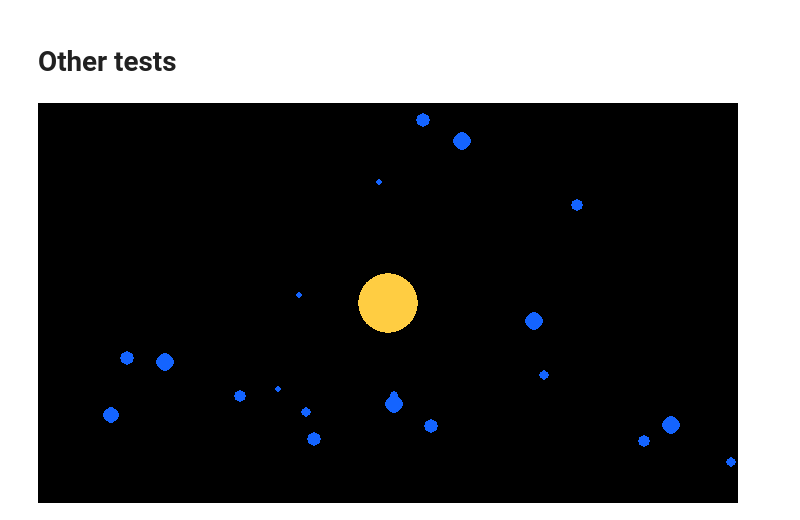
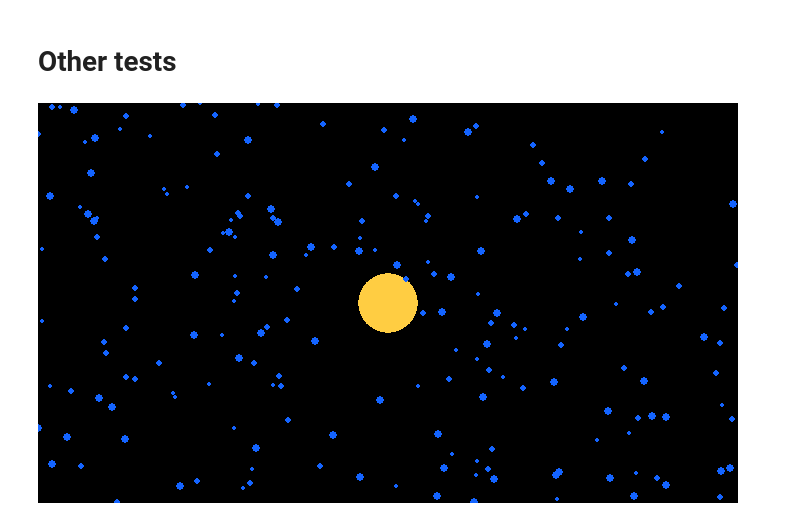
Before and after one commit to TheoLvs/westworld, a Jupyter notebook: dev/20200717 - Solar System modeling.ipynb, the cells around one changed output. Cells and saved outputs as stored; diff of their text form; code cells hidden in the pictures.

```diff
--- a/dev/20200717 - Solar System modeling.ipynb
+++ b/dev/20200717 - Solar System modeling.ipynb
@@ -271,36 +274,36 @@ class Planet(BaseAgent):
             self.kill()
             self.env.finish_episode()
 
 
 sun = Planet(350,200,mass = 100,radius = 30,color = (255,205,66),mobile = False)
-spawner = lambda x,y: Planet(x,y,mass = np.random.randint(10,30),radius = np.random.randint(2,10),color = (20,100,255))
+spawner = lambda x,y: Planet(x,y,mass = np.random.randint(10,30),radius = np.random.randint(2,5),color = (20,100,255))
 
 class Space(SpatialEnvironment):
 
     def compute_reward(self):
         return 1
 
 
     def post_step(self):
         pass
 
     def is_out(self):
         for obj in self.objects:
             x,y = obj.x,obj.y
             if x < 0 or y < 0 or x > self.width or y > self.height:
                 self.finish_episode()
 
 
 env = Space(width = 700,height = 400,objects = [sun],toroidal = False)
-env.spawn(spawner,20,allow_overlap = True)
+env.spawn(spawner,200,allow_overlap = True)
 
 for item in env.objects:
     item.v += np.random.randn(2) / 5
 
 env.render()
 env.get_img()
 # %% [output]
-[figure, old version]
+[figure, new version]
 # %%
 sim = Simulation(env,fps = 50)
 reward = sim.run_episode(n_steps = 100,replay = True,fps_replay = 25,render = True,save = True)
```
Also changed, not shown: parts of 6 cells of this notebook, 5 other files.
